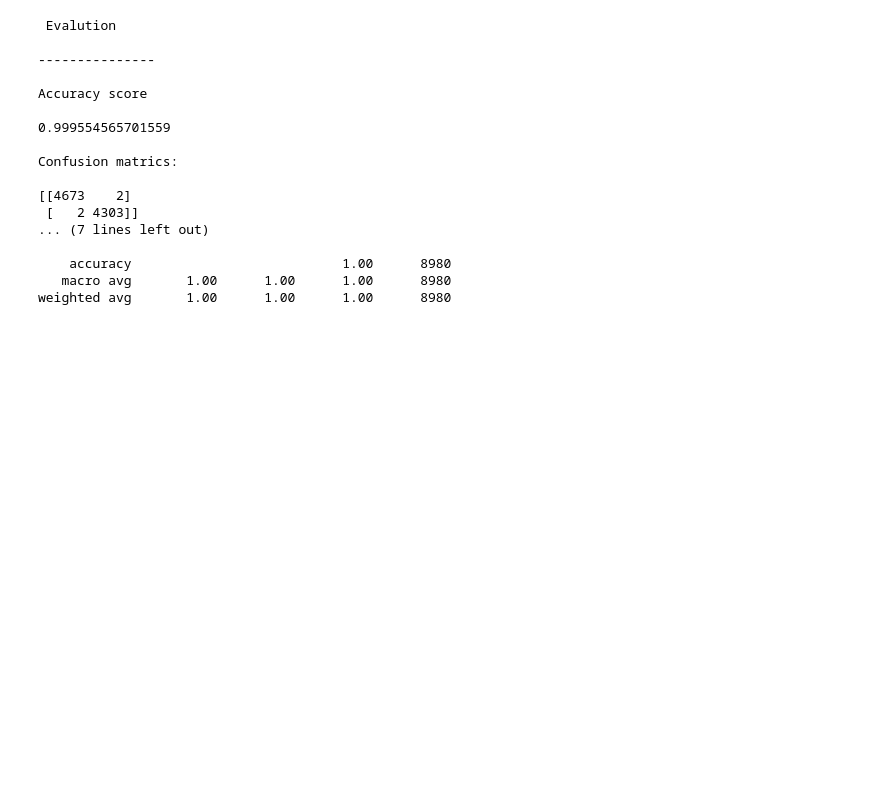
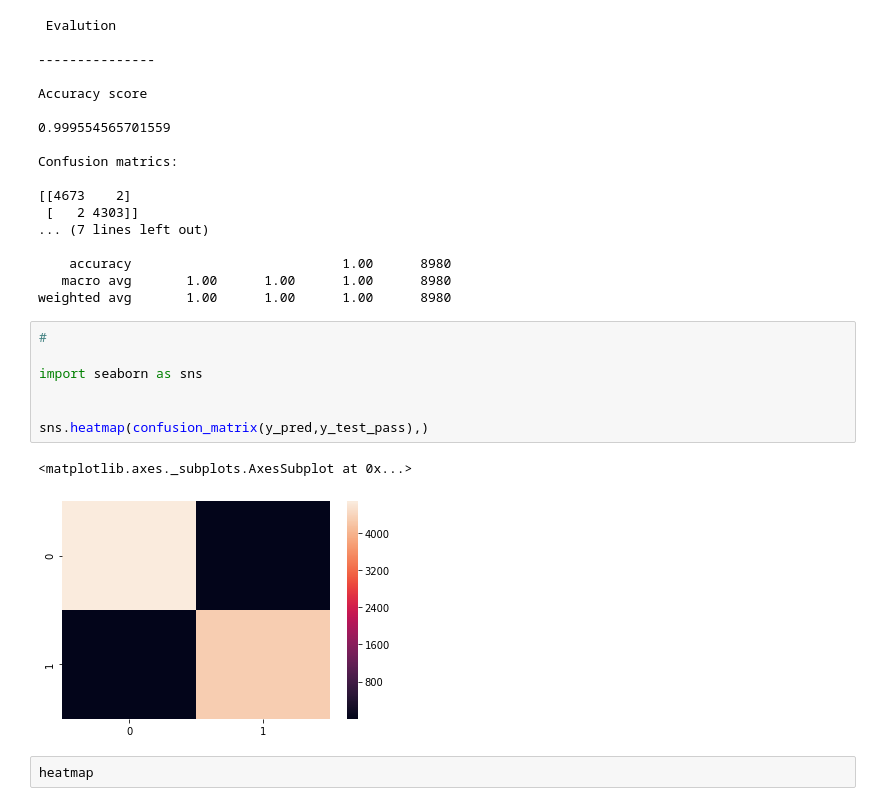
Before and after one commit to Mukesh8688/DetectFakeTrueNews, a Jupyter notebook: detectFakeTrueNews.ipynb, the cells around one changed output. Saved outputs shown, nothing was run; the diff lists cells and outputs as text; blank space fills up the shorter version.

Commit message:
Add files via upload
confusion matrix

```diff
--- a/detectFakeTrueNews.ipynb
+++ b/detectFakeTrueNews.ipynb
@@ -563,3 +569,15 @@ Confusion matrics:
     accuracy                           1.00      8980
    macro avg       1.00      1.00      1.00      8980
 weighted avg       1.00      1.00      1.00      8980
+# %%
+#
+
+import seaborn as sns
+
+
+sns.heatmap(confusion_matrix(y_pred,y_test_pass),)
+# %% [output]
+<matplotlib.axes._subplots.AxesSubplot at 0x...>
+[figure, added]
+# %%
+heatmap
```
Also changed, not shown: parts of 1 cell of this notebook.
